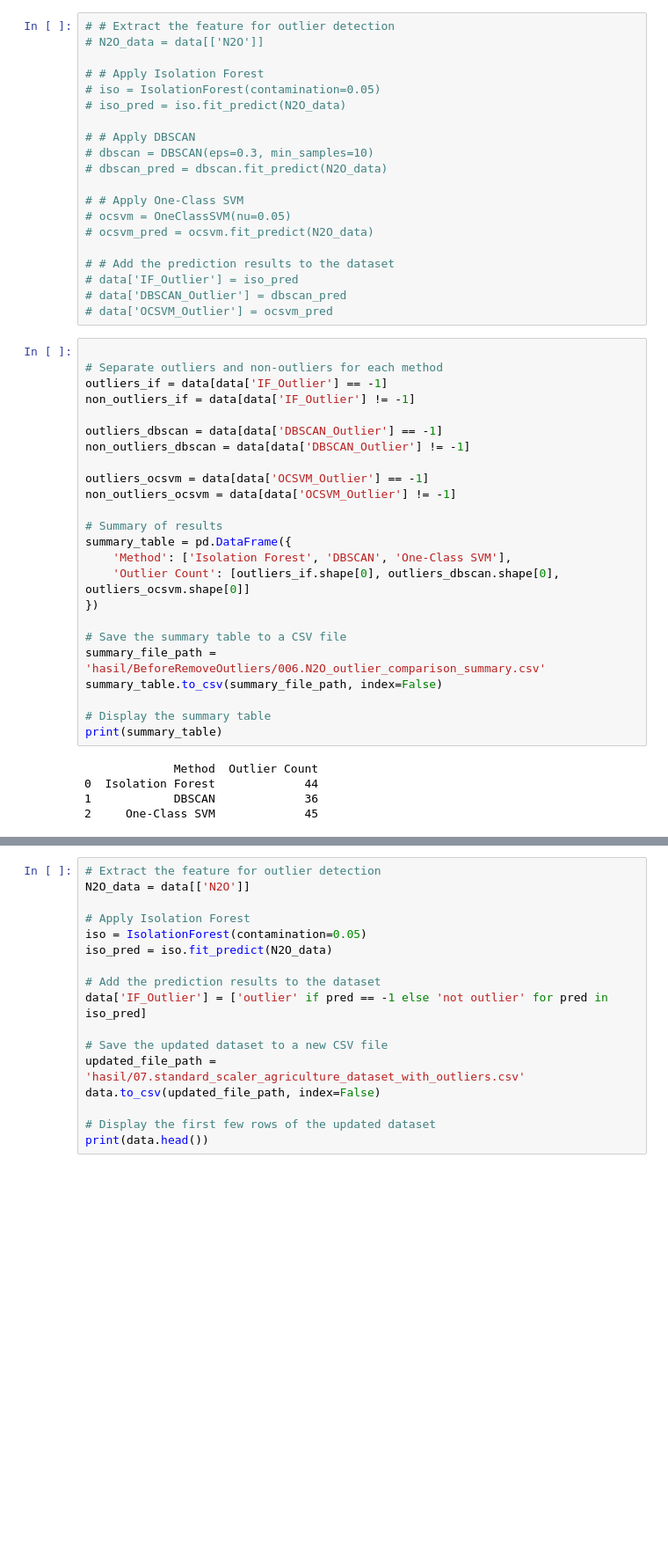
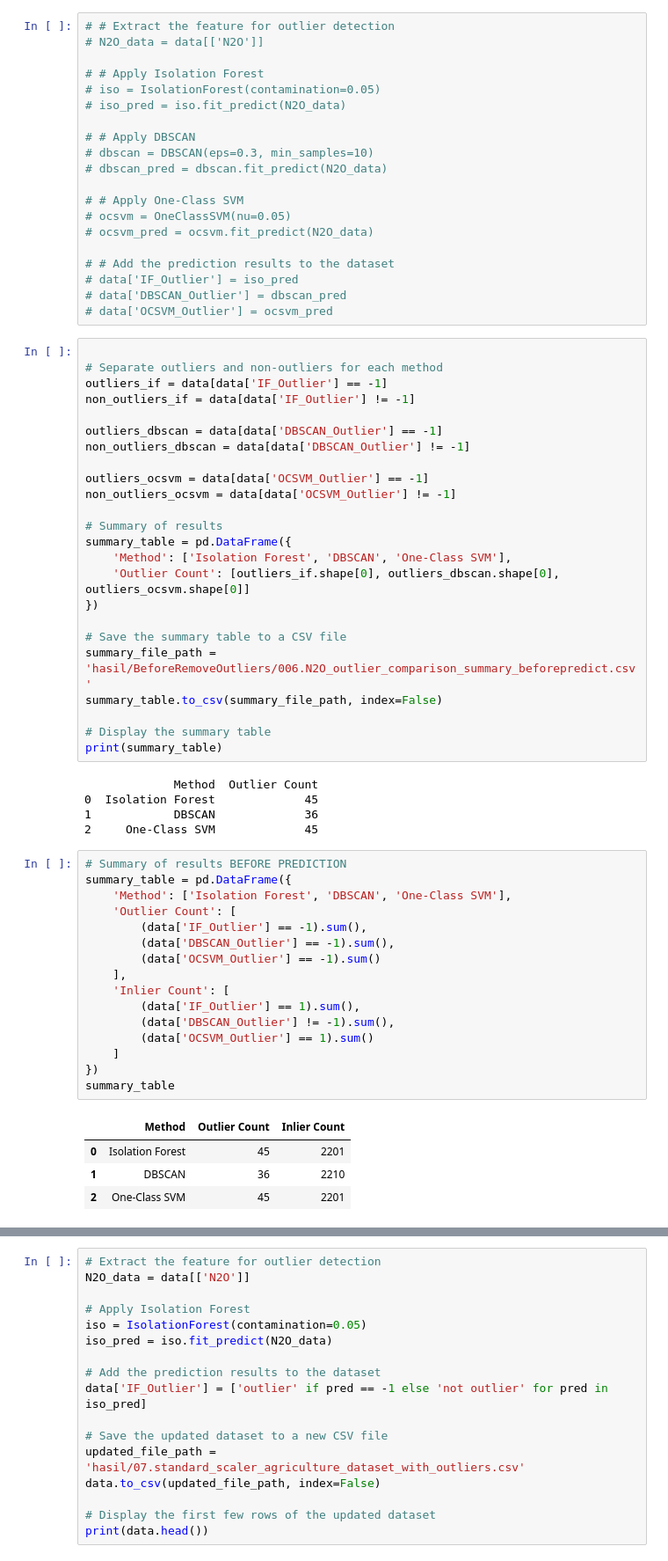
Before and after one commit to roniwahyu/outlier-detection2024, a Jupyter notebook: 01.Dataset-Rofiqul/Ujicoba6-05102024/010_07_Agriculture_N2O_IF_DBSCAN_OneClassSVM_Ensemble_OUTLIERS_DETECTION_Uji Stacking.ipynb, the cells around one changed output, grey strips where cells are left out. Shown at 88% size. Saved outputs shown, nothing was run; the diff lists cells and outputs as text; blank space fills up the shorter version.

```diff
--- a/01.Dataset-Rofiqul/Ujicoba6-05102024/010_07_Agriculture_N2O_IF_DBSCAN_OneClassSVM_Ensemble_OUTLIERS_DETECTION_Uji Stacking.ipynb
+++ b/01.Dataset-Rofiqul/Ujicoba6-05102024/010_07_Agriculture_N2O_IF_DBSCAN_OneClassSVM_Ensemble_OUTLIERS_DETECTION_Uji Stacking.ipynb
@@ -966,13 +984,34 @@ summary_table = pd.DataFrame({
 })
 
 # Save the summary table to a CSV file
-summary_file_path = 'hasil/BeforeRemoveOutliers/006.N2O_outlier_comparison_summary.csv'
+summary_file_path = 'hasil/BeforeRemoveOutliers/006.N2O_outlier_comparison_summary_beforepredict.csv'
 summary_table.to_csv(summary_file_path, index=False)
 
 # Display the summary table
 print(summary_table)
 # %% [output]
              Method  Outlier Count
-0  Isolation Forest             44
+0  Isolation Forest             45
 1            DBSCAN             36
 2     One-Class SVM             45
+# %%
+# Summary of results BEFORE PREDICTION
+summary_table = pd.DataFrame({
+    'Method': ['Isolation Forest', 'DBSCAN', 'One-Class SVM'],
+    'Outlier Count': [
+        (data['IF_Outlier'] == -1).sum(),
+        (data['DBSCAN_Outlier'] == -1).sum(),
+        (data['OCSVM_Outlier'] == -1).sum()
+    ],
+    'Inlier Count': [
+        (data['IF_Outlier'] == 1).sum(),
+        (data['DBSCAN_Outlier'] != -1).sum(),
+        (data['OCSVM_Outlier'] == 1).sum()
+    ]
+})
+summary_table
+# %% [output]
+|  | Method | Outlier Count | Inlier Count |
+| 0 | Isolation Forest | 45 | 2201 |
+| 1 | DBSCAN | 36 | 2210 |
+| 2 | One-Class SVM | 45 | 2201 |
```
Also changed, not shown: parts of 20 cells of this notebook, 25 other files.
